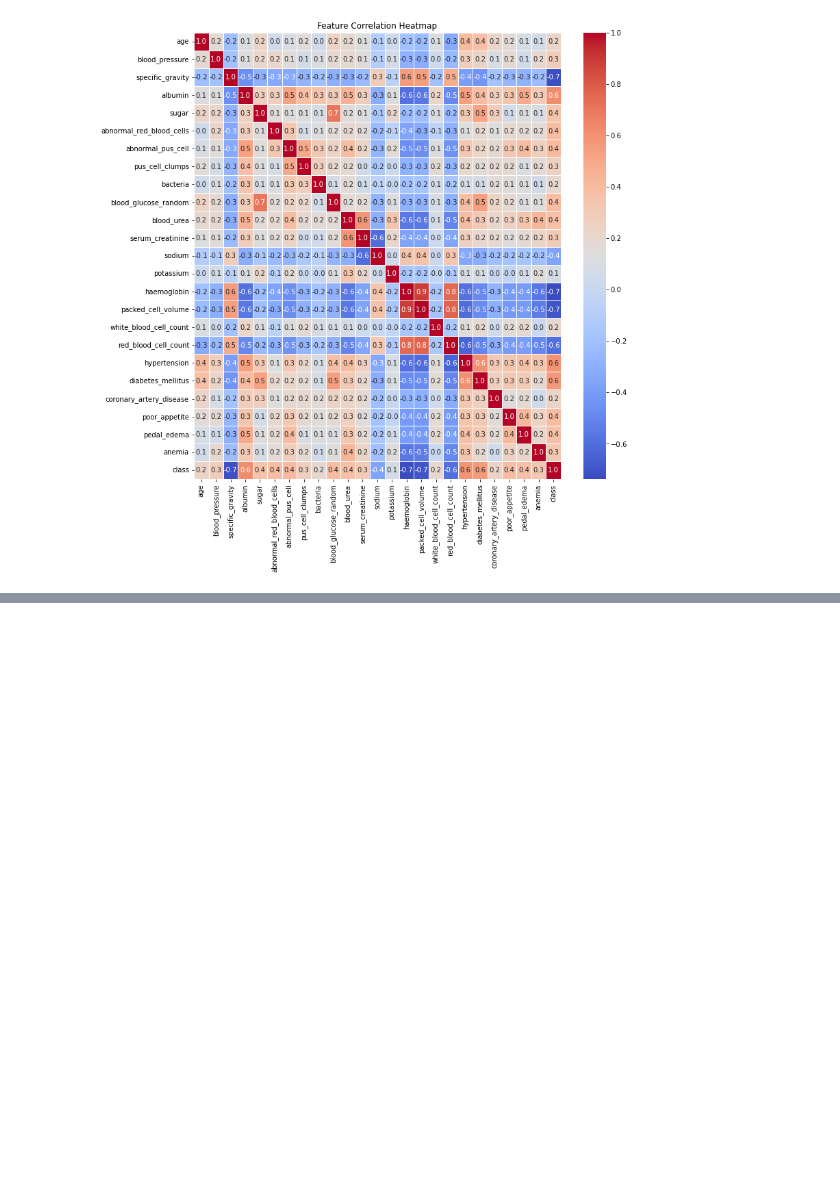
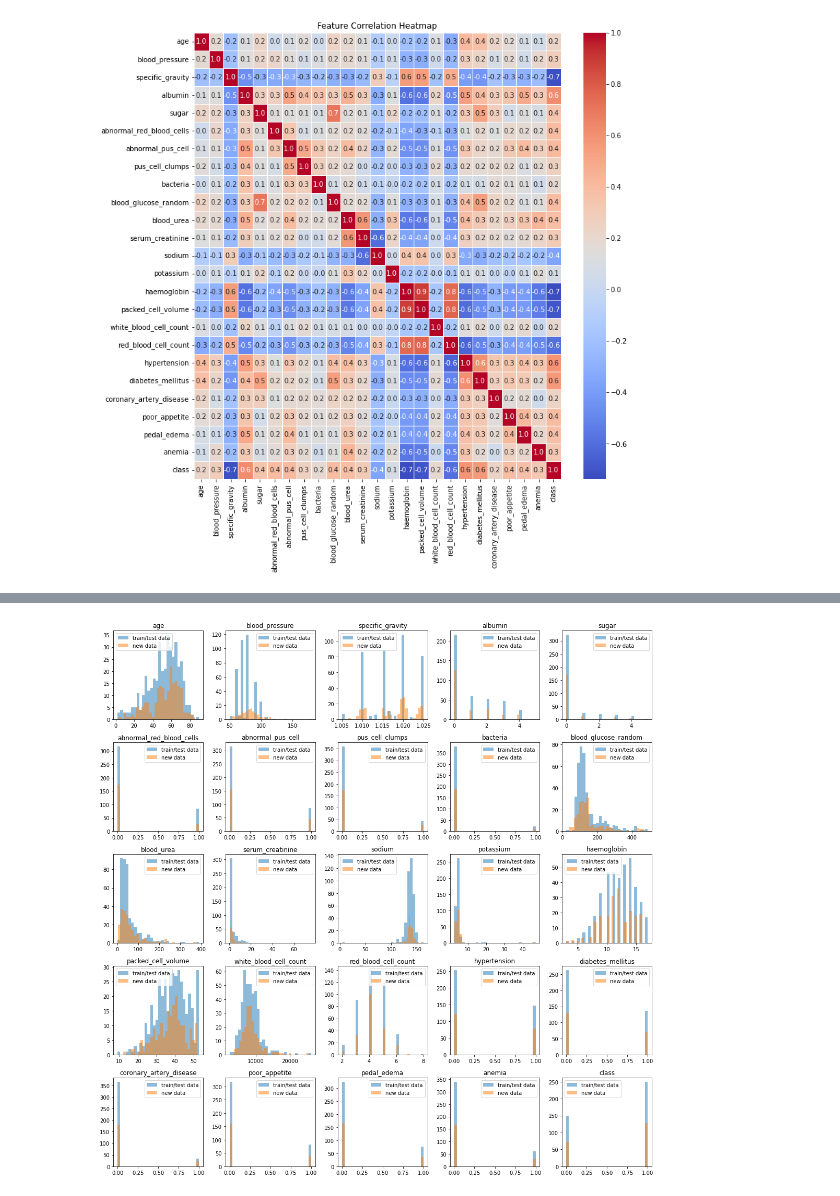
Before and after one commit to jeff-d-wang/CKD_Predictor, a Jupyter notebook: data_cleanup.ipynb, the cells around one changed output, grey strips where cells are left out. Saved outputs shown, nothing was run; the diff lists cells and outputs as text; code cells hidden in the pictures; blank space fills up the shorter version.

```diff
--- a/data_cleanup.ipynb
+++ b/data_cleanup.ipynb
@@ -285,0 +335,15 @@ array([[<AxesSubplot:title={'center':'age'}>,
+# %%
+fig, axis = plt.subplots(5, 5, figsize=(15, 15))
+axis = axis.flatten()
+
+for i, col in enumerate(df_clean.columns):
+    ax = axis[i]
+    ax.hist(df_clean[col], bins=30, alpha=0.5, label='train/test data')
+    ax.hist(df_new_samples[col], bins=30, alpha=0.5, label='new data')
+    ax.set_title(col)
+    ax.legend()
+
+plt.tight_layout()
+plt.show()
+# %% [output]
+[figure, added]
```
Also changed, not shown: parts of 13 cells of this notebook, 2 other files.
